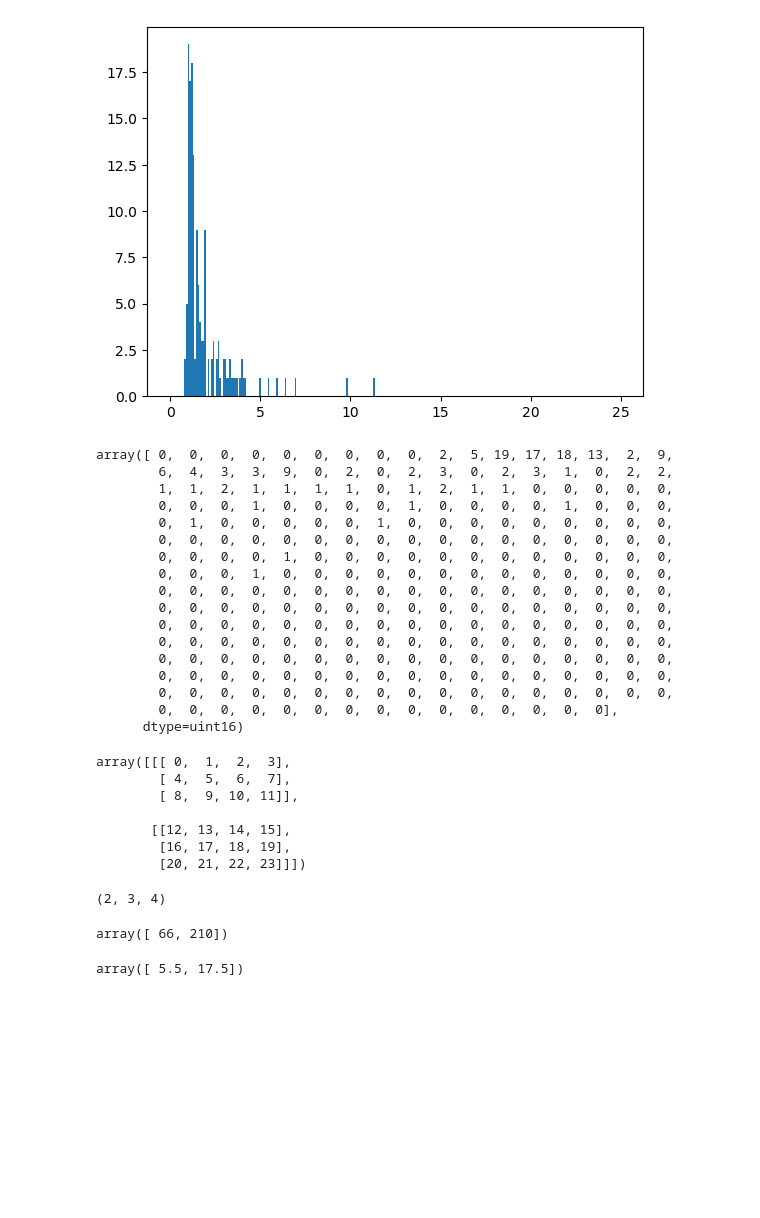
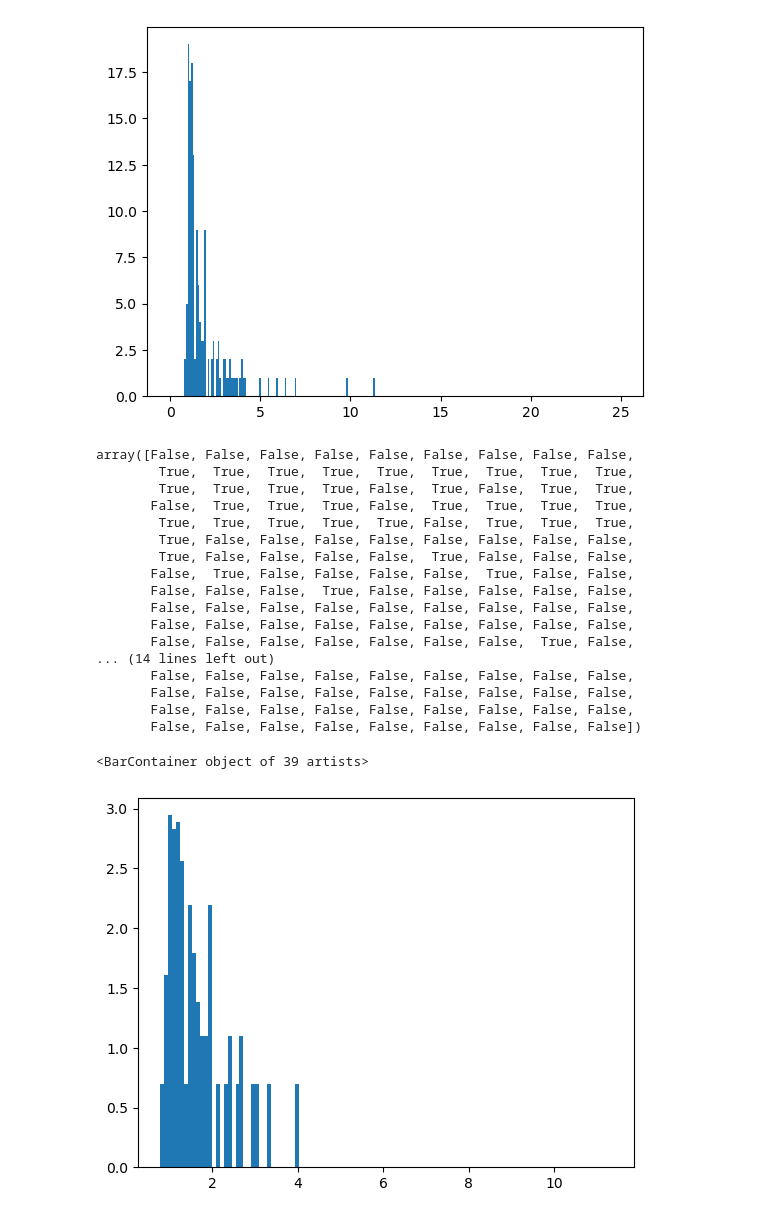
Before and after one commit to zoccoler/FLIM_analysis, a Jupyter notebook: notebooks/Open_PTU_files.ipynb, the cells around one changed output. Cells and saved outputs as stored; diff of their text form; code cells hidden in the pictures; blank space fills up the shorter version.

```diff
--- a/notebooks/Open_PTU_files.ipynb
+++ b/notebooks/Open_PTU_files.ipynb
@@ -128,45 +127,31 @@ plt.bar(time_array, pixel, width = time_step)
 <BarContainer object of 270 artists>
 [figure]
 # %%
-pixel
+mask = pixel != 0
+mask
 # %% [output]
-array([ 0,  0,  0,  0,  0,  0,  0,  0,  0,  2,  5, 19, 17, 18, 13,  2,  9,
-        6,  4,  3,  3,  9,  0,  2,  0,  2,  3,  0,  2,  3,  1,  0,  2,  2,
-        1,  1,  2,  1,  1,  1,  1,  0,  1,  2,  1,  1,  0,  0,  0,  0,  0,
-        0,  0,  0,  1,  0,  0,  0,  0,  1,  0,  0,  0,  0,  1,  0,  0,  0,
-        0,  1,  0,  0,  0,  0,  0,  1,  0,  0,  0,  0,  0,  0,  0,  0,  0,
-        0,  0,  0,  0,  0,  0,  0,  0,  0,  0,  0,  0,  0,  0,  0,  0,  0,
-        0,  0,  0,  0,  1,  0,  0,  0,  0,  0,  0,  0,  0,  0,  0,  0,  0,
-        0,  0,  0,  1,  0,  0,  0,  0,  0,  0,  0,  0,  0,  0,  0,  0,  0,
-        0,  0,  0,  0,  0,  0,  0,  0,  0,  0,  0,  0,  0,  0,  0,  0,  0,
-        0,  0,  0,  0,  0,  0,  0,  0,  0,  0,  0,  0,  0,  0,  0,  0,  0,
-        0,  0,  0,  0,  0,  0,  0,  0,  0,  0,  0,  0,  0,  0,  0,  0,  0,
-        0,  0,  0,  0,  0,  0,  0,  0,  0,  0,  0,  0,  0,  0,  0,  0,  0,
-        0,  0,  0,  0,  0,  0,  0,  0,  0,  0,  0,  0,  0,  0,  0,  0,  0,
-        0,  0,  0,  0,  0,  0,  0,  0,  0,  0,  0,  0,  0,  0,  0,  0,  0,
-        0,  0,  0,  0,  0,  0,  0,  0,  0,  0,  0,  0,  0,  0,  0,  0,  0,
-        0,  0,  0,  0,  0,  0,  0,  0,  0,  0,  0,  0,  0,  0,  0],
-      dtype=uint16)
+array([False, False, False, False, False, False, False, False, False,
+        True,  True,  True,  True,  True,  True,  True,  True,  True,
+        True,  True,  True,  True, False,  True, False,  True,  True,
+       False,  True,  True,  True, False,  True,  True,  True,  True,
+        True,  True,  True,  True,  True, False,  True,  True,  True,
+        True, False, False, False, False, False, False, False, False,
+        True, False, False, False, False,  True, False, False, False,
+       False,  True, False, False, False, False,  True, False, False,
+       False, False, False,  True, False, False, False, False, False,
+       False, False, False, False, False, False, False, False, False,
+       False, False, False, False, False, False, False, False, False,
+       False, False, False, False, False, False, False,  True, False,
+... (14 lines left out)
+       False, False, False, False, False, False, False, False, False,
+       False, False, False, False, False, False, False, False, False,
+       False, False, False, False, False, False, False, False, False,
+       False, False, False, False, False, False, False, False, False])
-# %%
-A = np.arange(24).reshape((2,3,4))
-A
-# %% [output]
-array([[[ 0,  1,  2,  3],
-        [ 4,  5,  6,  7],
-        [ 8,  9, 10, 11]],
-
-       [[12, 13, 14, 15],
-        [16, 17, 18, 19],
-        [20, 21, 22, 23]]])
-# %%
-A.shape
-# %% [output]
-(2, 3, 4)
-# %%
-np.sum(A, axis = (1,2))
-# %% [output]
-array([ 66, 210])
-# %%
-np.mean(A, axis = (1,2))
-# %% [output]
-array([ 5.5, 17.5])
+# %%
+time_array_non_zero = time_array[mask]
+pixel_non_zero= pixel[mask]
+# %%
+plt.bar(time_array_non_zero, np.log(pixel_non_zero), width = time_step)
+# %% [output]
+<BarContainer object of 39 artists>
+[figure, added]
```
Also changed, not shown: parts of 6 cells of this notebook.
